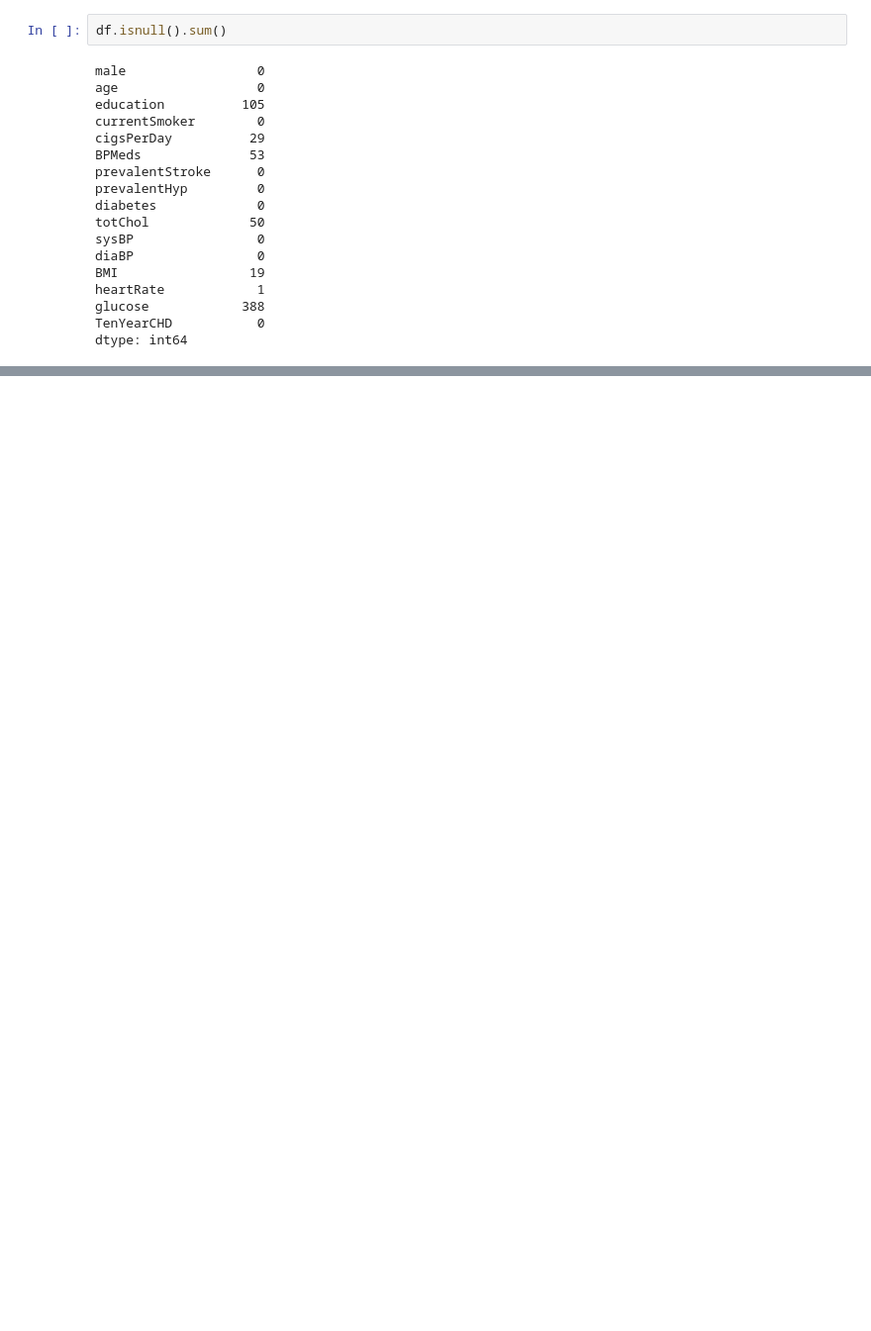
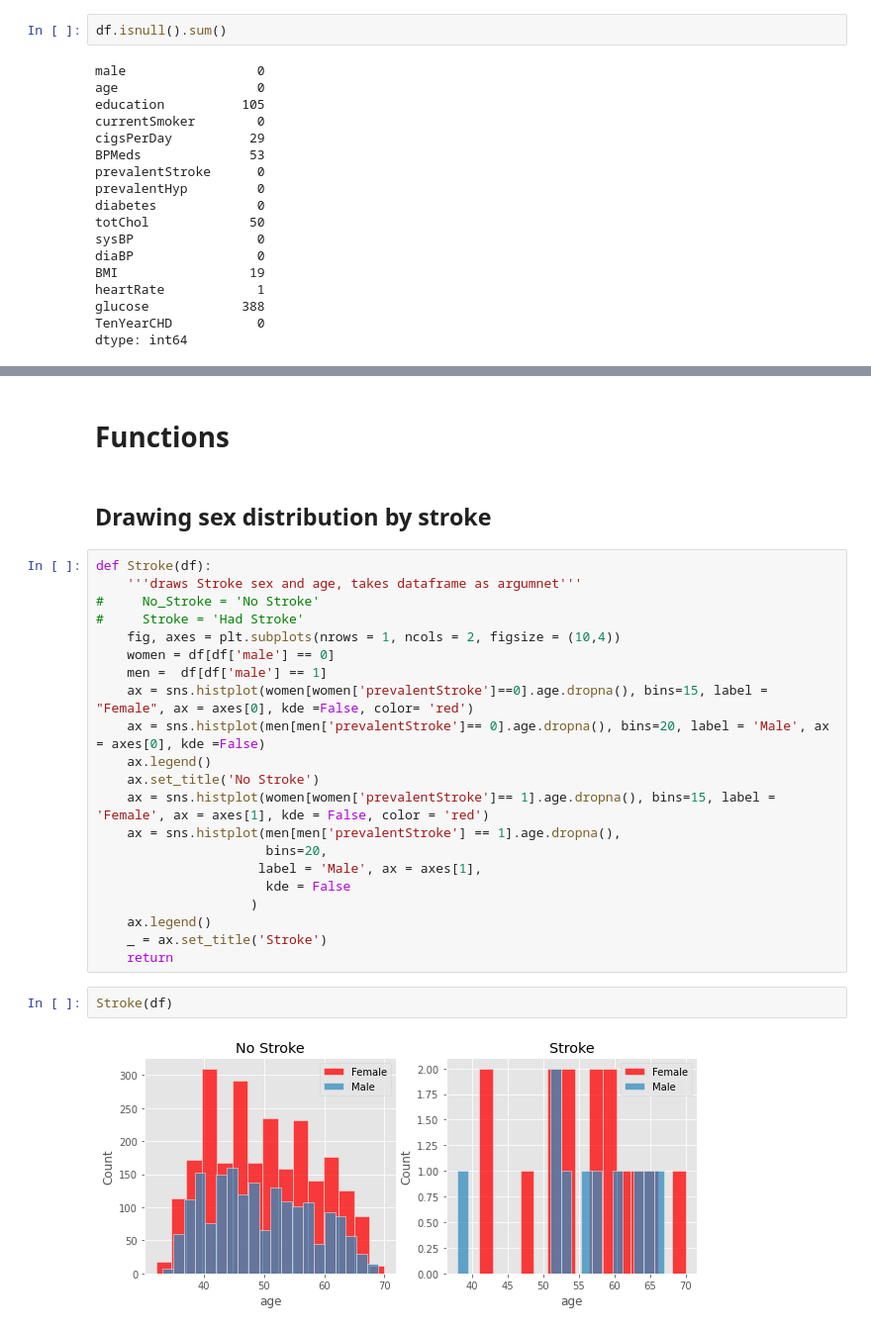
Before and after one commit to MaxSMCON/MaxSMCON, a Jupyter notebook: Group7.ipynb, the cells around one changed output, grey strips where cells are left out. Shown at 99% size. Saved outputs shown, nothing was run; the diff lists cells and outputs as text; blank space fills up the shorter version.

```diff
--- a/Group7.ipynb
+++ b/Group7.ipynb
@@ -75,0 +211,29 @@ hello
+# %% [markdown]
+# Functions
+# %% [markdown]
+ ## Drawing sex distribution by stroke
+# %%
+def Stroke(df):
+    '''draws Stroke sex and age, takes dataframe as argumnet'''
+#     No_Stroke = 'No Stroke'
+#     Stroke = 'Had Stroke'
+    fig, axes = plt.subplots(nrows = 1, ncols = 2, figsize = (10,4))
+    women = df[df['male'] == 0]
+    men =  df[df['male'] == 1]
+    ax = sns.histplot(women[women['prevalentStroke']==0].age.dropna(), bins=15, label = "Female", ax = axes[0], kde =False, color= 'red')
+    ax = sns.histplot(men[men['prevalentStroke']== 0].age.dropna(), bins=20, label = 'Male', ax = axes[0], kde =False)
+    ax.legend()
+    ax.set_title('No Stroke')
+    ax = sns.histplot(women[women['prevalentStroke']== 1].age.dropna(), bins=15, label = 'Female', ax = axes[1], kde = False, color = 'red')
+    ax = sns.histplot(men[men['prevalentStroke'] == 1].age.dropna(),
+                      bins=20,
+                     label = 'Male', ax = axes[1],
+                      kde = False
+                    )
+    ax.legend()
+    _ = ax.set_title('Stroke')
+    return
+# %%
+Stroke(df)
+# %% [output]
+[figure, added]
```
Also changed, not shown: parts of 169 cells of this notebook.
